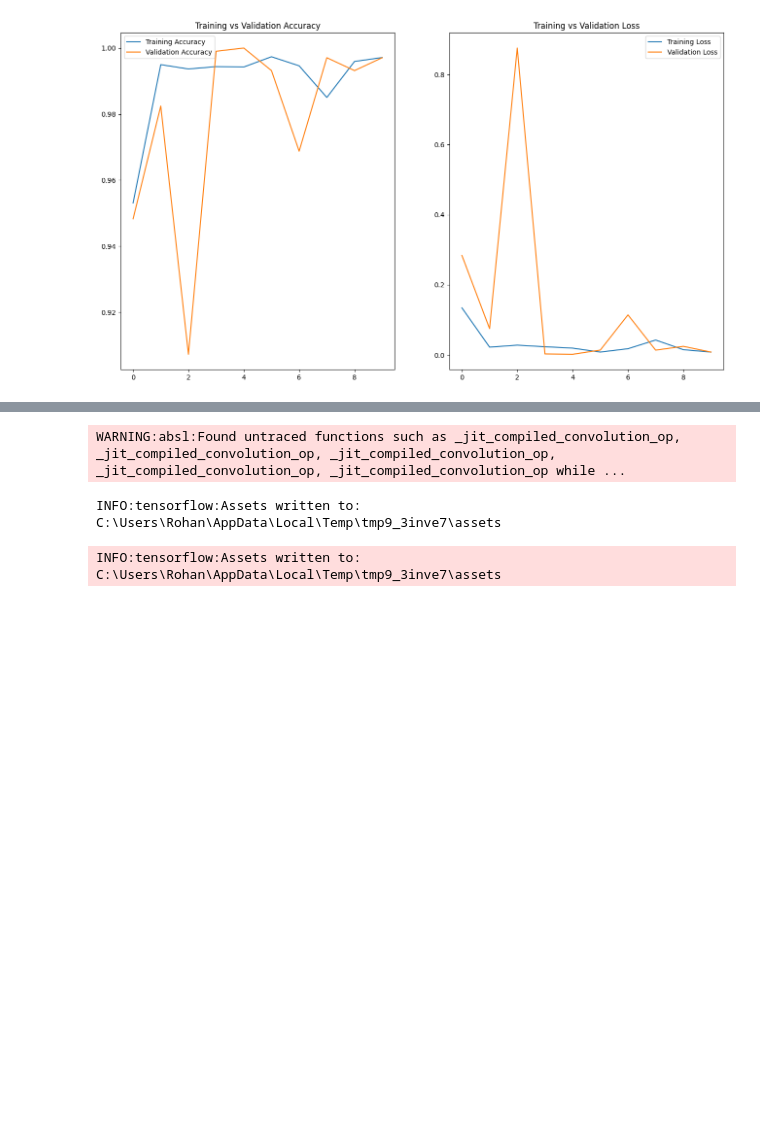
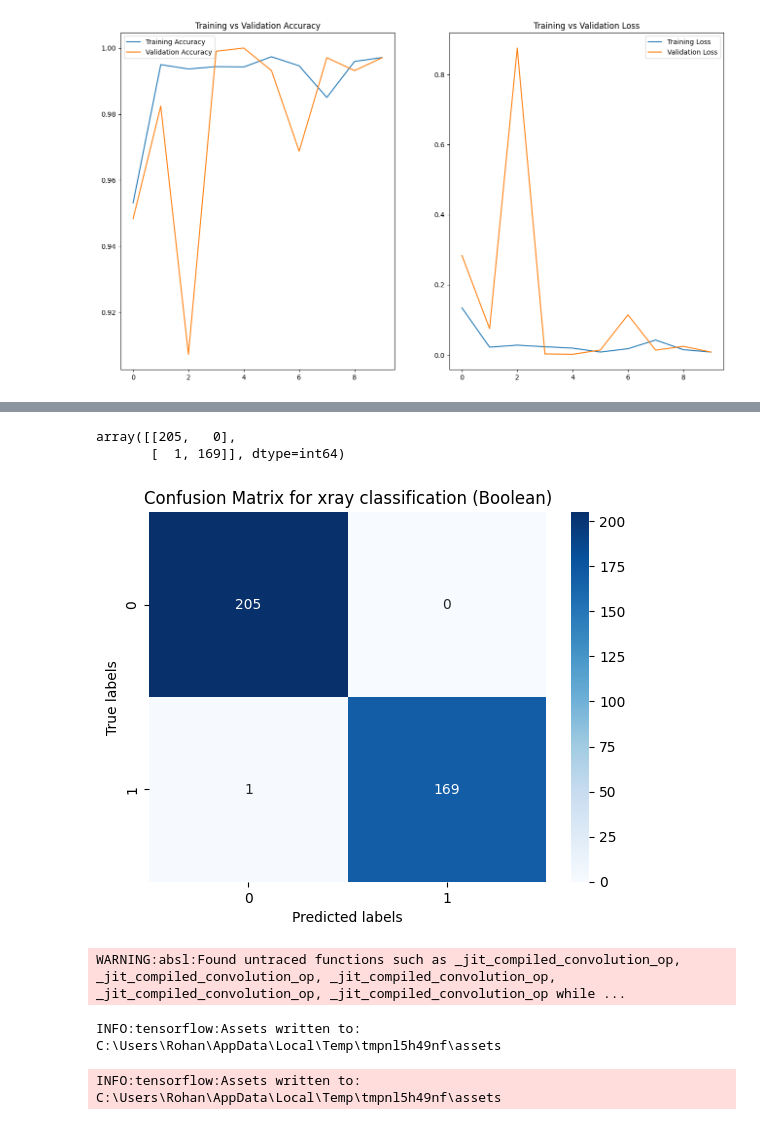
Before and after one commit to rohnsha0/SwasthAI, a Jupyter notebook: notebooks/image_seg.ipynb, the cells around one changed output, grey strips where cells are left out. Saved outputs shown, nothing was run; the diff lists cells and outputs as text; code cells hidden in the pictures; blank space fills up the shorter version.

Commit message:
added newer classification version of xray-class

```diff
--- a/notebooks/image_seg.ipynb
+++ b/notebooks/image_seg.ipynb
@@ -112,6 +112,8 @@ model= models.Sequential([
 model.build(input_shape= inpShape)
 # %%
 model.compile(optimizer= 'adam', loss= tf.keras.losses.SparseCategoricalCrossentropy(from_logits= False), metrics= ['accuracy'])
+# %%
+early_stop= tf.keras.callbacks.EarlyStopping(restore_best_weights=True, patience=3)
 # %%
-history= model.fit(trainDS, validation_data= valDS, verbose= 1, epochs= 10)
+history= model.fit(trainDS, validation_data= valDS, verbose= 1, epochs= EPOCHS, callbacks=[early_stop])
 # %% [output]
@@ -198,0 +197,13 @@ for images, labels in testDS.take(1):
+# %%
+actual_lbl=[]
+pred_lbl=[]
+for cycle in range(15):
+    print("starting cycle: ", cycle)
+    for images, labels in testDS.take(1):
+        for i in range(25):
+            predictedCls, confidence= predFunc(model, images[i].numpy())
+            actualCls= clsNames[labels[i]]
+
+            actual_lbl.append(actualCls)
+            pred_lbl.append(predictedCls)
+    print("-----------------")
@@ -199,10 +231,25 @@ for images, labels in testDS.take(1):
+# %%
+cm= confusion_matrix(actual_lbl, pred_lbl)
+cm
+# %% [output]
+array([[205,   0],
+       [  1, 169]], dtype=int64)
+# %%
+sns.heatmap(cm, annot=True, cmap='Blues', fmt='.0f')
+plt.title('Confusion Matrix for xray classification (Boolean)')
+plt.xlabel('Predicted labels')
+plt.ylabel('True labels')
+plt.show()
+#99.63% accuracy
+# %% [output]
+[figure, added]
 # %%
 converter= tf.lite.TFLiteConverter.from_keras_model(model)
 tflite_model= converter.convert()
 
-with open('../exports/modelImgClf.tflite', 'wb') as f:
+with open('../exports/xrayClfV1.tflite', 'wb') as f:
     f.write(tflite_model)
 # %% [output]
 WARNING:absl:Found untraced functions such as _jit_compiled_convolution_op, _jit_compiled_convolution_op, _jit_compiled_convolution_op, _jit_compiled_convolution_op, _jit_compiled_convolution_op while ...
-INFO:tensorflow:Assets written to: C:\Users\Rohan\AppData\Local\Temp\tmp9_3inve7\assets
+INFO:tensorflow:Assets written to: C:\Users\Rohan\AppData\Local\Temp\tmpnl5h49nf\assets
-INFO:tensorflow:Assets written to: C:\Users\Rohan\AppData\Local\Temp\tmp9_3inve7\assets
+INFO:tensorflow:Assets written to: C:\Users\Rohan\AppData\Local\Temp\tmpnl5h49nf\assets
```
Also changed, not shown: parts of 7 cells of this notebook, 1 other file.
